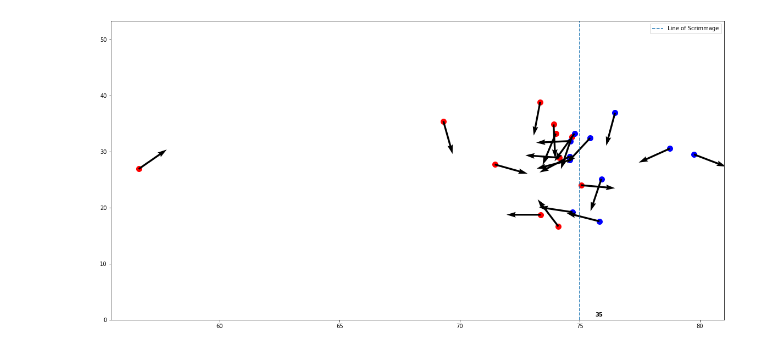
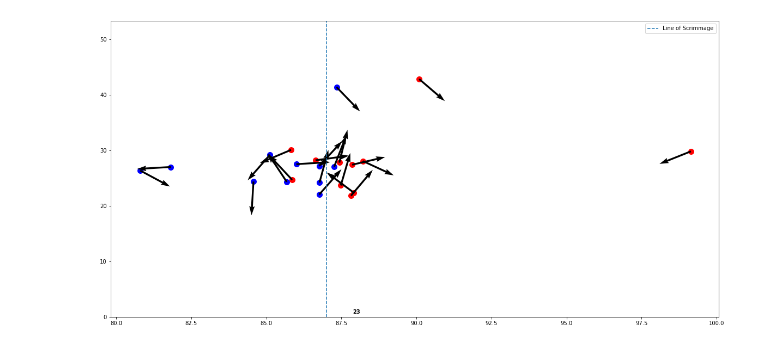
Before and after one commit to shonepatil/HDSI-NFL-Project, a Jupyter notebook: Basic Visualization.ipynb, the cells around one changed output. Drawn from its saved outputs; the diff is of its cells as text; code cells hidden in the pictures.

```diff
--- a/Basic Visualization.ipynb
+++ b/Basic Visualization.ipynb
@@ -10,25 +10,25 @@ df = pd.read_csv('train.csv')
 # %%
 import math
 
-target_play_id = 20170907000118
+target_play_id = 20181230154157
 curr_play = df[df['PlayId'] == target_play_id]
 
 plt.figure(figsize=(20,10))
 plt.ylim(top = 53.3, bottom = 0)
 plt.scatter(curr_play['X'][:11], curr_play['Y'][:11], s = 100, color = 'Red')#plot defense
 plt.scatter(curr_play['X'][11:], curr_play['Y'][11:], s = 100, color = 'Blue')#plot offense
 plt.axvline(x = 120 - (curr_play['YardLine'].iloc[0] + 10), label = "Line of Scrimmage", ls = "--")#plot line of scrimmage
 plt.legend()
 plt.text(120 - (curr_play['YardLine'].iloc[0] + 10) + plt.xlim()[1] * 0.01 , plt.ylim()[1] * 0.01,\
         str(curr_play['YardLine'].iloc[0]),\
         horizontalalignment='center', fontweight='bold', color='black')
 
 #plot directional vectors at start of play
 for i in range(len(curr_play)):
     plt.quiver(curr_play['X'].iloc[i], curr_play['Y'].iloc[i], math.cos(math.radians(-(curr_play['Dir'].iloc[i] - 90))), \
            math.sin(math.radians(-(curr_play['Dir'].iloc[i] - 90))), width = 0.003)
 # %% [output]
-[figure, old version]
+[figure, new version]
 # %%
 pd.set_option('display.max_columns', None)
 curr_play
```
Also changed, not shown: 1 other file.
